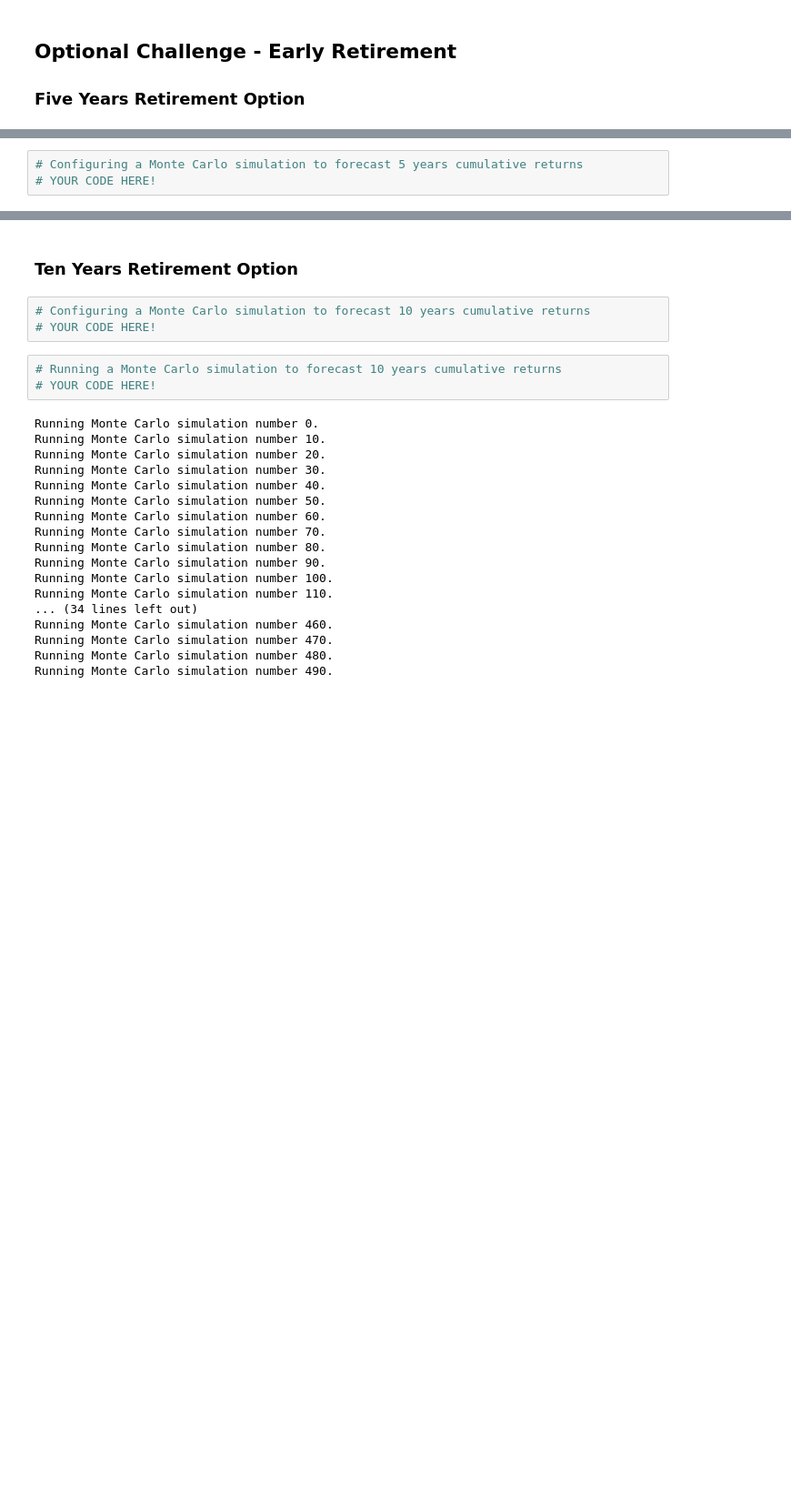
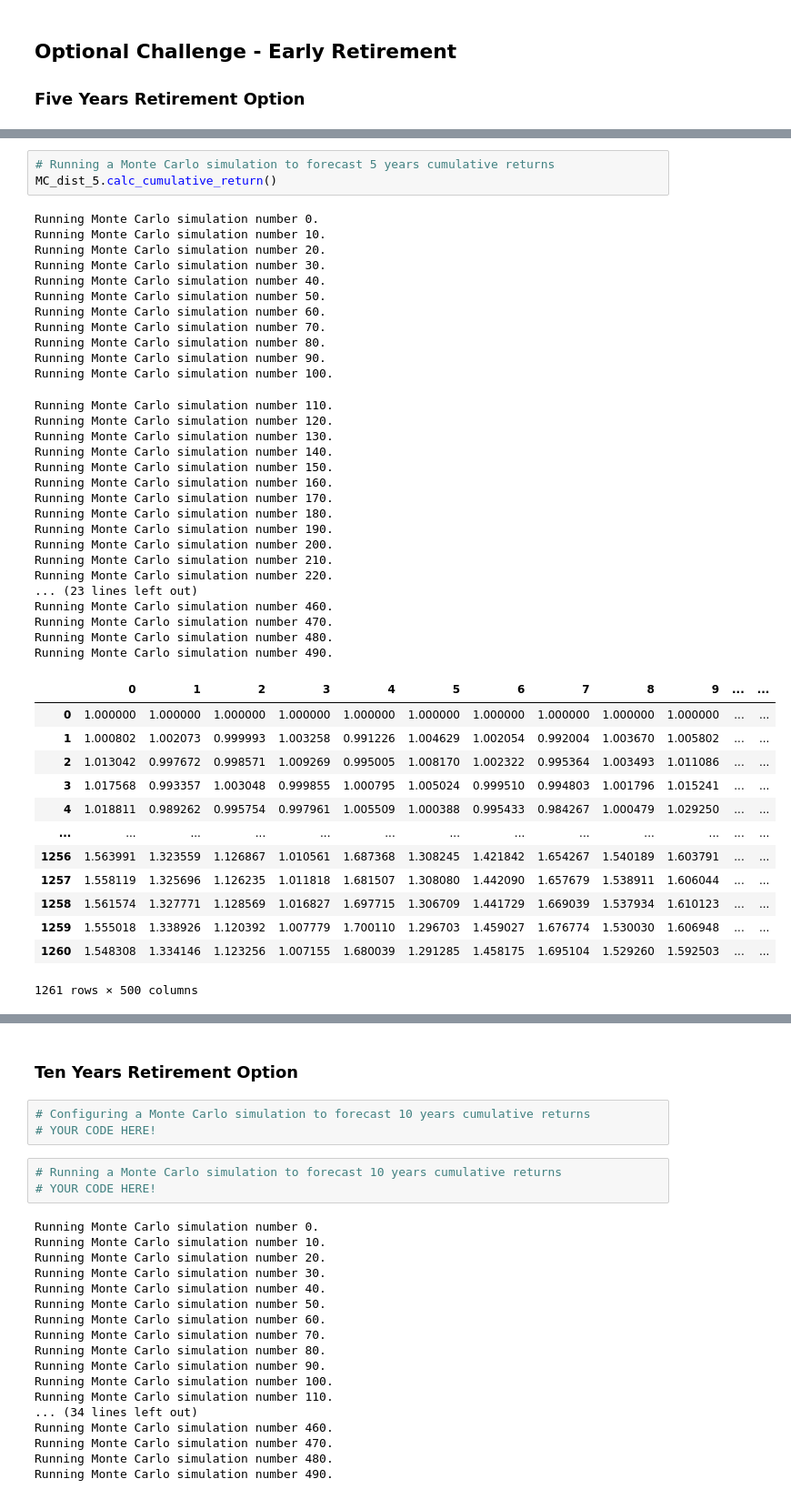
Before and after one commit to Valeriangrip/financial_planning, a Jupyter notebook: financial-planner.ipynb, the cells around one changed output, grey strips where cells are left out. Shown: that part at 91% size. Saved outputs shown, nothing was run; the diff lists cells and outputs as text; blank space fills up the shorter version.

```diff
--- a/financial-planner.ipynb
+++ b/financial-planner.ipynb
@@ -331,3 +350,45 @@ There is a 95% chance that an initial investment of $30000.0 in the portfolio ov
 # %%
-# Configuring a Monte Carlo simulation to forecast 5 years cumulative returns
-# YOUR CODE HERE!
+# Running a Monte Carlo simulation to forecast 5 years cumulative returns
+MC_dist_5.calc_cumulative_return()
+# %% [output]
+Running Monte Carlo simulation number 0.
+Running Monte Carlo simulation number 10.
+Running Monte Carlo simulation number 20.
+Running Monte Carlo simulation number 30.
+Running Monte Carlo simulation number 40.
+Running Monte Carlo simulation number 50.
+Running Monte Carlo simulation number 60.
+Running Monte Carlo simulation number 70.
+Running Monte Carlo simulation number 80.
+Running Monte Carlo simulation number 90.
+Running Monte Carlo simulation number 100.
+Running Monte Carlo simulation number 110.
+Running Monte Carlo simulation number 120.
+Running Monte Carlo simulation number 130.
+Running Monte Carlo simulation number 140.
+Running Monte Carlo simulation number 150.
+Running Monte Carlo simulation number 160.
+Running Monte Carlo simulation number 170.
+Running Monte Carlo simulation number 180.
+Running Monte Carlo simulation number 190.
+Running Monte Carlo simulation number 200.
+Running Monte Carlo simulation number 210.
+Running Monte Carlo simulation number 220.
+... (23 lines left out)
+Running Monte Carlo simulation number 460.
+Running Monte Carlo simulation number 470.
+Running Monte Carlo simulation number 480.
+Running Monte Carlo simulation number 490.
+|  | 0 | 1 | 2 | 3 | 4 | 5 | 6 | 7 | 8 | 9 | ... | ... |
+| 0 | 1.000000 | 1.000000 | 1.000000 | 1.000000 | 1.000000 | 1.000000 | 1.000000 | 1.000000 | 1.000000 | 1.000000 | ... | ... |
+| 1 | 1.000802 | 1.002073 | 0.999993 | 1.003258 | 0.991226 | 1.004629 | 1.002054 | 0.992004 | 1.003670 | 1.005802 | ... | ... |
+| 2 | 1.013042 | 0.997672 | 0.998571 | 1.009269 | 0.995005 | 1.008170 | 1.002322 | 0.995364 | 1.003493 | 1.011086 | ... | ... |
+| 3 | 1.017568 | 0.993357 | 1.003048 | 0.999855 | 1.000795 | 1.005024 | 0.999510 | 0.994803 | 1.001796 | 1.015241 | ... | ... |
+| 4 | 1.018811 | 0.989262 | 0.995754 | 0.997961 | 1.005509 | 1.000388 | 0.995433 | 0.984267 | 1.000479 | 1.029250 | ... | ... |
+| ... | ... | ... | ... | ... | ... | ... | ... | ... | ... | ... | ... | ... |
+| 1256 | 1.563991 | 1.323559 | 1.126867 | 1.010561 | 1.687368 | 1.308245 | 1.421842 | 1.654267 | 1.540189 | 1.603791 | ... | ... |
+| 1257 | 1.558119 | 1.325696 | 1.126235 | 1.011818 | 1.681507 | 1.308080 | 1.442090 | 1.657679 | 1.538911 | 1.606044 | ... | ... |
+| 1258 | 1.561574 | 1.327771 | 1.128569 | 1.016827 | 1.697715 | 1.306709 | 1.441729 | 1.669039 | 1.537934 | 1.610123 | ... | ... |
+| 1259 | 1.555018 | 1.338926 | 1.120392 | 1.007779 | 1.700110 | 1.296703 | 1.459027 | 1.676774 | 1.530030 | 1.606948 | ... | ... |
+| 1260 | 1.548308 | 1.334146 | 1.123256 | 1.007155 | 1.680039 | 1.291285 | 1.458175 | 1.695104 | 1.529260 | 1.592503 | ... | ... |
+1261 rows × 500 columns
```
Also changed, not shown: parts of 18 cells of this notebook.
